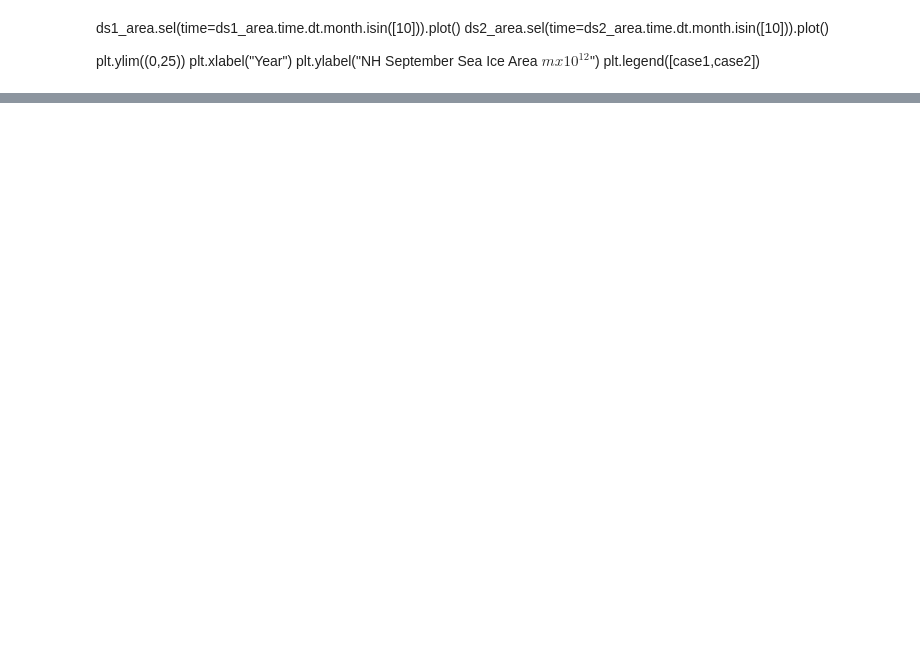
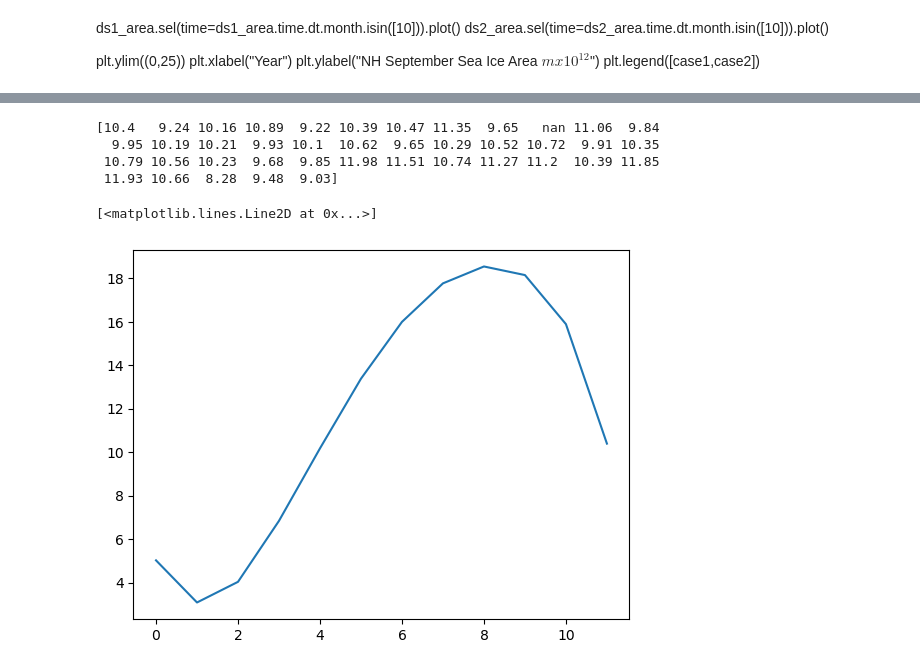
Before and after one commit to NCAR/CUPiD, a Jupyter notebook: examples/nblibrary/ice/seaice.ipynb, the cells around one changed output, grey strips where cells are left out. Saved outputs shown, nothing was run; the diff lists cells and outputs as text; code cells hidden in the pictures; blank space fills up the shorter version.

Commit message:
Update sea ice notebook to do less variables and add some SH plots.

```diff
--- a/examples/nblibrary/ice/seaice.ipynb
+++ b/examples/nblibrary/ice/seaice.ipynb
@@ -298 +372,69 @@ plt.plot(nsidc_clim)
+# %%
+### Read in the SH NSIDC data from files
+
+path_nsidc = "/glade/campaign/cesm/development/pcwg/ice/data/NSIDC_SeaIce_extent/"
+
+jan_nsidc_sh = pd.read_csv(path_nsidc + "S_01_extent_v3.0.csv", na_values=["-99.9"])
+feb_nsidc_sh = pd.read_csv(path_nsidc + "S_02_extent_v3.0.csv", na_values=["-99.9"])
+mar_nsidc_sh = pd.read_csv(path_nsidc + "S_03_extent_v3.0.csv", na_values=["-99.9"])
+apr_nsidc_sh = pd.read_csv(path_nsidc + "S_04_extent_v3.0.csv", na_values=["-99.9"])
+may_nsidc_sh = pd.read_csv(path_nsidc + "S_05_extent_v3.0.csv", na_values=["-99.9"])
+jun_nsidc_sh = pd.read_csv(path_nsidc + "S_06_extent_v3.0.csv", na_values=["-99.9"])
+jul_nsidc_sh = pd.read_csv(path_nsidc + "S_07_extent_v3.0.csv", na_values=["-99.9"])
+aug_nsidc_sh = pd.read_csv(path_nsidc + "S_08_extent_v3.0.csv", na_values=["-99.9"])
+sep_nsidc_sh = pd.read_csv(path_nsidc + "S_09_extent_v3.0.csv", na_values=["-99.9"])
+oct_nsidc_sh = pd.read_csv(path_nsidc + "S_10_extent_v3.0.csv", na_values=["-99.9"])
+nov_nsidc_sh = pd.read_csv(path_nsidc + "S_11_extent_v3.0.csv", na_values=["-99.9"])
+dec_nsidc_sh = pd.read_csv(path_nsidc + "S_12_extent_v3.0.csv", na_values=["-99.9"])
+
+jan_area_sh = jan_nsidc_sh.iloc[:, 5].values
+feb_area_sh = feb_nsidc_sh.iloc[:, 5].values
+mar_area_sh = mar_nsidc_sh.iloc[:, 5].values
+apr_area_sh = apr_nsidc_sh.iloc[:, 5].values
+may_area_sh = may_nsidc_sh.iloc[:, 5].values
+jun_area_sh = jun_nsidc_sh.iloc[:, 5].values
+jul_area_sh = jul_nsidc_sh.iloc[:, 5].values
+aug_area_sh = aug_nsidc_sh.iloc[:, 5].values
+sep_area_sh = sep_nsidc_sh.iloc[:, 5].values
+oct_area_sh = oct_nsidc_sh.iloc[:, 5].values
+nov_area_sh = nov_nsidc_sh.iloc[:, 5].values
+dec_area_sh = dec_nsidc_sh.iloc[:, 5].values
+
+jan_ext_sh = jan_nsidc_sh.iloc[:, 4].values
+feb_ext_sh = feb_nsidc_sh.iloc[:, 4].values
+mar_ext_sh = mar_nsidc_sh.iloc[:, 4].values
+apr_ext_sh = apr_nsidc_sh.iloc[:, 4].values
+may_ext_sh = may_nsidc_sh.iloc[:, 4].values
+jun_ext_sh = jun_nsidc_sh.iloc[:, 4].values
+jul_ext_sh = jul_nsidc_sh.iloc[:, 4].values
+aug_ext_sh = aug_nsidc_sh.iloc[:, 4].values
+sep_ext_sh = sep_nsidc_sh.iloc[:, 4].values
+oct_ext_sh = oct_nsidc_sh.iloc[:, 4].values
+nov_ext_sh = nov_nsidc_sh.iloc[:, 4].values
+dec_ext_sh = dec_nsidc_sh.iloc[:, 4].values
+
+print(dec_ext_sh)
+nsidc_clim_sh = [
+    np.nanmean(jan_ext_sh[0:35]),
+    np.nanmean(feb_ext_sh[0:35]),
+    np.nanmean(mar_ext_sh[0:35]),
+    np.nanmean(apr_ext_sh[0:35]),
+    np.nanmean(may_ext_sh[0:35]),
+    np.nanmean(jun_ext_sh[0:35]),
+    np.nanmean(jul_ext_sh[0:35]),
+    np.nanmean(aug_ext_sh[0:35]),
+    np.nanmean(sep_ext_sh[0:35]),
+    np.nanmean(oct_ext_sh[0:35]),
+    np.nanmean(nov_ext_sh[0:35]),
+    np.nanmean(dec_ext_sh[0:35]),
+]
+
+plt.plot(nsidc_clim_sh)
+# %% [output]
+[10.4   9.24 10.16 10.89  9.22 10.39 10.47 11.35  9.65   nan 11.06  9.84
+  9.95 10.19 10.21  9.93 10.1  10.62  9.65 10.29 10.52 10.72  9.91 10.35
+ 10.79 10.56 10.23  9.68  9.85 11.98 11.51 10.74 11.27 11.2  10.39 11.85
+ 11.93 10.66  8.28  9.48  9.03]
+[<matplotlib.lines.Line2D at 0x...>]
+[figure, added]
 # %%
```
Also changed, not shown: parts of 18 cells of this notebook, 4 other files.
